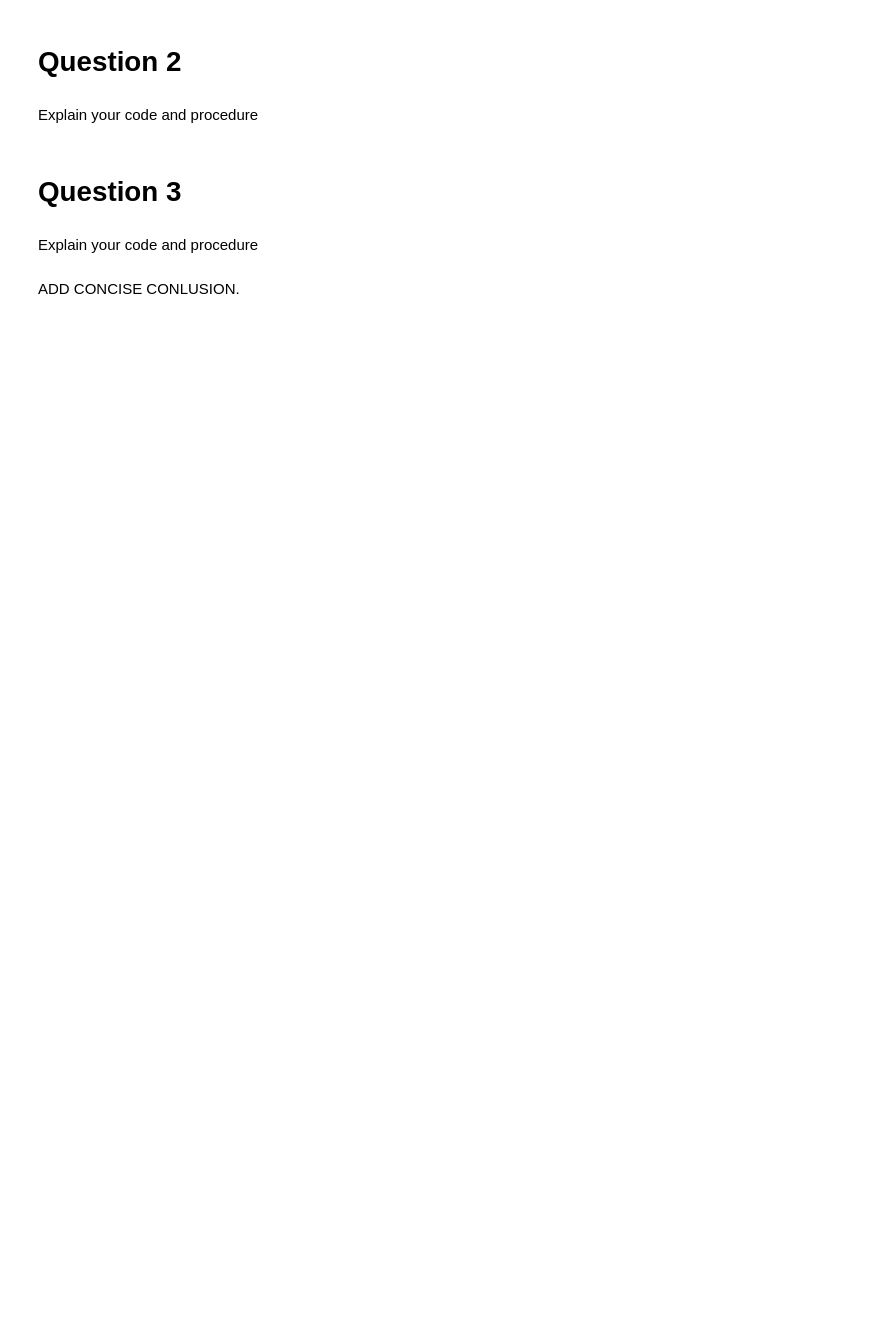
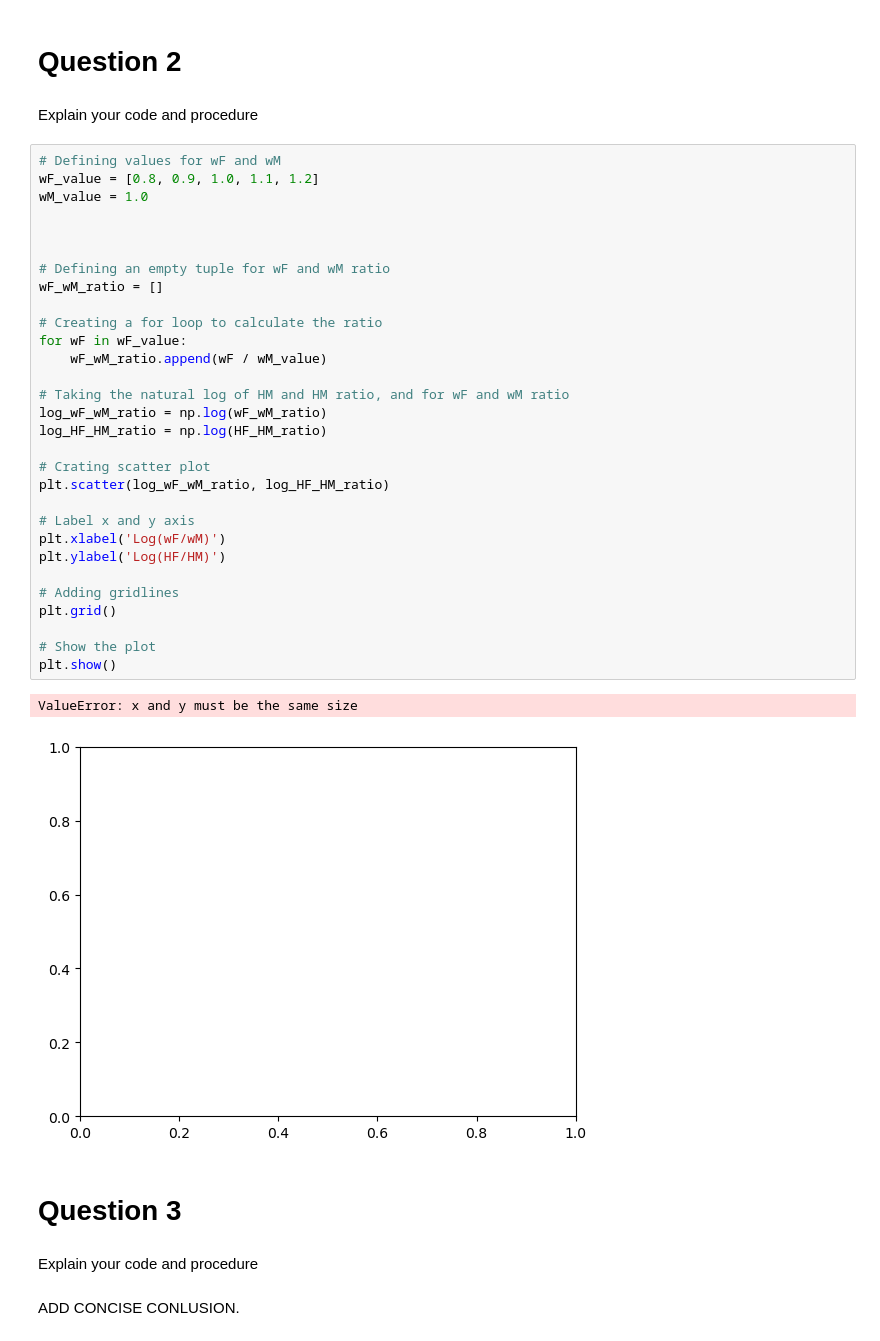
Before and after one commit to NumEconCopenhagen/projects-2023-kscd, a Jupyter notebook: inauguralproject/inauguralproject.ipynb, the cells around one changed output. Cells and saved outputs as stored; diff of their text form; blank space fills up the shorter version.

```diff
--- a/inauguralproject/inauguralproject.ipynb
+++ b/inauguralproject/inauguralproject.ipynb
@@ -84,6 +111,39 @@ HM values: (5.5, 6.5, 1.5, 4.5, 4.5, 1.0, 3.0, 2.0, 0.5)
 # Question 2
 # %% [markdown]
 Explain your code and procedure
+# %%
+# Defining values for wF and wM
+wF_value = [0.8, 0.9, 1.0, 1.1, 1.2]
+wM_value = 1.0
+
+
+
+# Defining an empty tuple for wF and wM ratio
+wF_wM_ratio = []
+
+# Creating a for loop to calculate the ratio
+for wF in wF_value:
+    wF_wM_ratio.append(wF / wM_value)
+
+# Taking the natural log of HM and HM ratio, and for wF and wM ratio
+log_wF_wM_ratio = np.log(wF_wM_ratio)
+log_HF_HM_ratio = np.log(HF_HM_ratio)
+
+# Crating scatter plot
+plt.scatter(log_wF_wM_ratio, log_HF_HM_ratio)
+
+# Label x and y axis
+plt.xlabel('Log(wF/wM)')
+plt.ylabel('Log(HF/HM)')
+
+# Adding gridlines
+plt.grid()
+
+# Show the plot
+plt.show()
+# %% [output]
+ValueError: x and y must be the same size
+[figure, added]
 # %% [markdown]
 # Question 3
 # %% [markdown]
```
Also changed, not shown: parts of 6 cells of this notebook.
